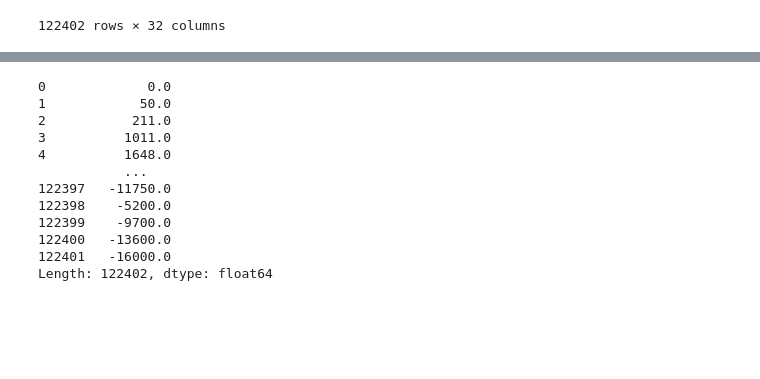
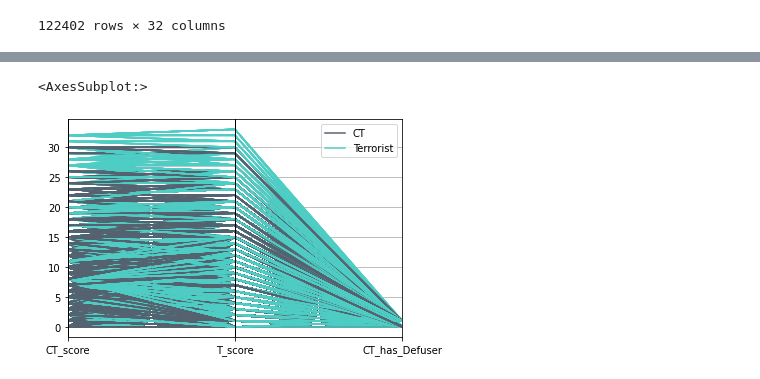
Before and after one commit to EgzysT/CS-GO-ML-Predictions, a Jupyter notebook: Statistics.ipynb, the cells around one changed output, grey strips where cells are left out. Saved outputs shown, nothing was run; the diff lists cells and outputs as text; code cells hidden in the pictures; blank space fills up the shorter version.

```diff
--- a/Statistics.ipynb
+++ b/Statistics.ipynb
@@ -376,15 +349,7 @@ df.loc[:,('CT_equip_value', 'T_equip_value', 'round_winner_codes')]
-# %%
-display(df['CT_equip_value'] - df['T_equip_value'])
-# %% [output]
-0             0.0
-1            50.0
-2           211.0
-3          1011.0
-4          1648.0
-           ...
-122397   -11750.0
-122398    -5200.0
-122399    -9700.0
-122400   -13600.0
-122401   -16000.0
-Length: 122402, dtype: float64
+# %%
+dfTest = df[['CT_score', 'T_score', 'CT_has_Defuser', 'round_winner']]
+
+parallel_coordinates(dfTest, 'round_winner', color=('#556270', '#4ECDC4'))
+# %% [output]
+<AxesSubplot:>
+[figure, added]
```
Also changed, not shown: parts of 16 cells of this notebook, 14 other files.
